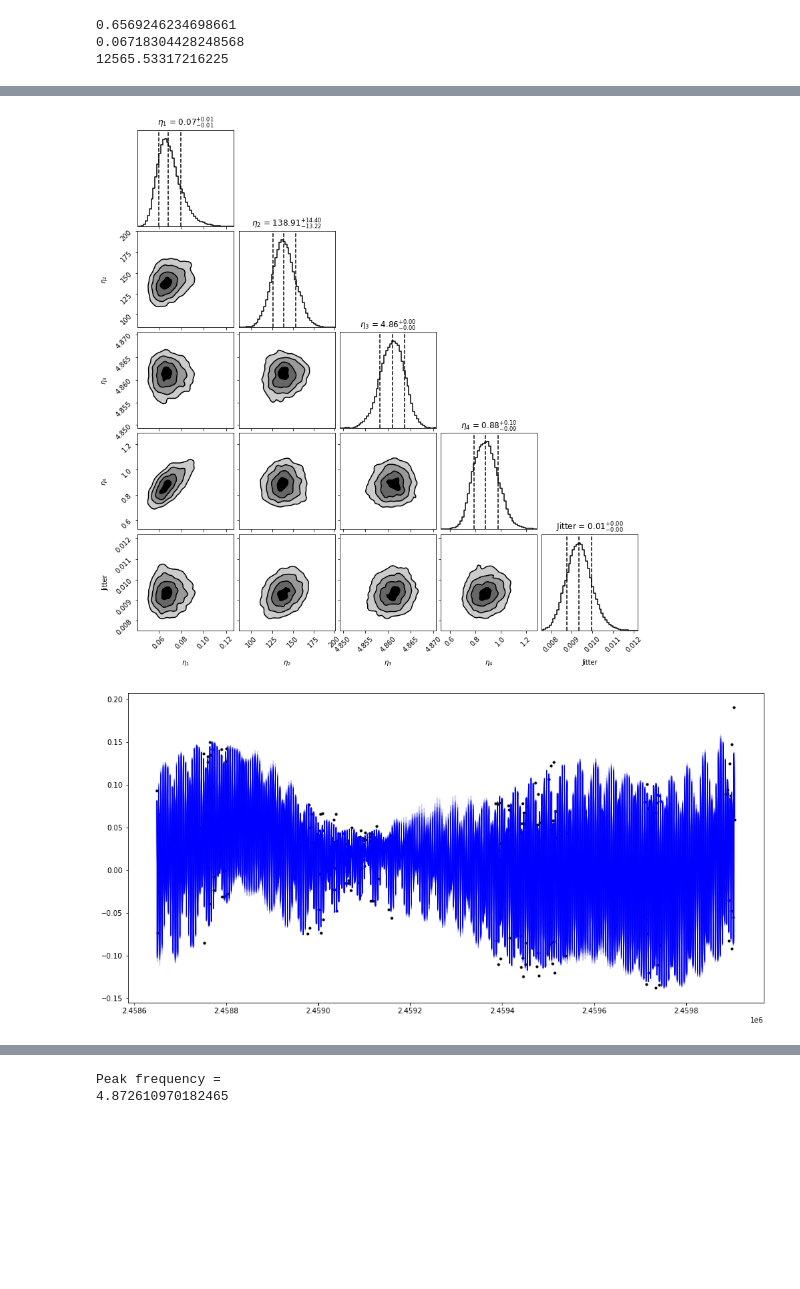
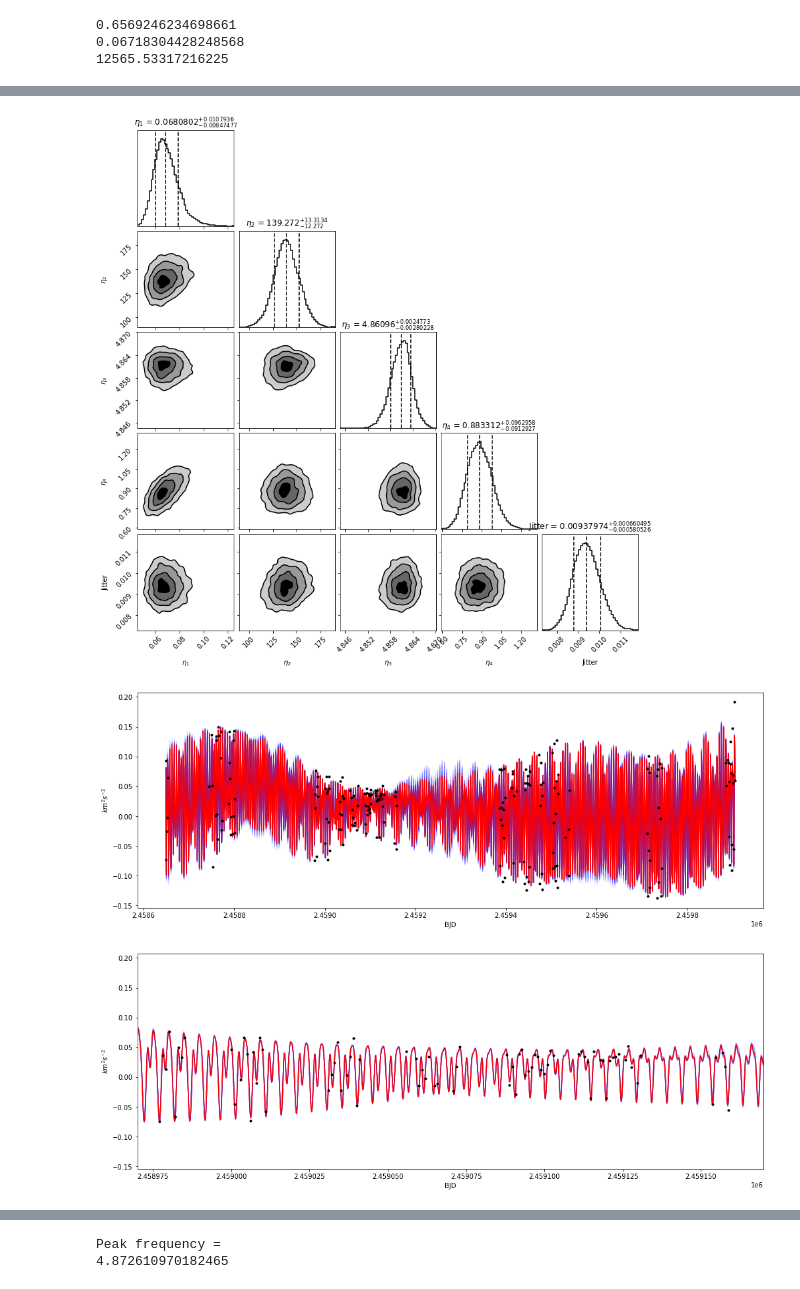
Before and after one commit to Paul-Charpentier/SPCAndie, a Jupyter notebook: GwPCA.ipynb, the cells around one changed output, grey strips where cells are left out. Drawn from its saved outputs; the diff is of its cells as text; code cells hidden in the pictures; blank space fills up the shorter version.

```diff
--- a/GwPCA.ipynb
+++ b/GwPCA.ipynb
@@ -234,12 +250,15 @@ def Display(HyperParam, tplot):
     y_mean, y_std, time = gpOBJ.prediction(kernel,mean,tplot)
     return y_mean
 # %%
-plt.figure(figsize=(16, 8))
-
-plt.plot(times[:-1], eigen2vectors[0],'k.')
+plt.figure(figsize=(17, 6))
 tplot = np.linspace(np.min(times[:-1]), np.max(times[:-1]), 1000)
 
 for s in range(25):
-    plt.plot(tplot, Display(flat_samples[s,:], tplot), 'b', alpha=0.2)
+    plt.plot(tplot, Display(flat_samples[s,:], tplot), 'b', alpha=0.1)
+Hfit = np.median(sampler.flatchain, axis=0)
+plt.plot(tplot, Display(Hfit, tplot), 'r')
+plt.plot(times[:-1], eigen2vectors[0],'k.')
+plt.xlabel('BJD')
+plt.ylabel('$km^2 s^{-2}$')
 plt.show()
 # %% [output]
@@ -246,0 +266,13 @@ plt.show()
+# %%
+plt.figure(figsize=(17, 6))
+tplot = np.linspace(np.min(times[:-1]), np.max(times[:-1]), 10000)
+
+for s in tqdm(range(15)):
+    plt.plot(tplot, Display(flat_samples[s,:], tplot), 'b', alpha=0.1)
+Hfit = np.median(sampler.flatchain, axis=0)
+plt.plot(tplot, Display(Hfit, tplot), 'r')
+plt.plot(times[:-1], eigen2vectors[0],'k.')
+plt.xlim([-30+2459000, 170+2459000])
+plt.xlabel('BJD')
+plt.ylabel('$km^2 s^{-2}$')
+plt.show()
@@ -339,10 +374,10 @@ flat_samples = sampler.get_chain(discard=500, thin=15, flat=True)
 fig = corner.corner(flat_samples,labels=labels, color="k", bins = 50,
                     quantiles=[0.16, 0.5, 0.84], smooth=True, smooth1d=True,
                     show_titles=True, plot_density=True, plot_contours=True,
-                    fill_contours=True, plot_datapoints=False)
+                    fill_contours=True, plot_datapoints=False, title_fmt='g')
 plt.show()
 # %% [output]
-[figure, old version]
+[figure, new version]
 # %%
 def Display(HyperParam, tplot):
     n1,n2,n3,n4, j = HyperParam
@@ -354,14 +389,32 @@ def Display(HyperParam, tplot):
     y_mean, y_std, time = gpOBJ.prediction(kernel,mean,tplot)
     return y_mean
 # %%
-plt.figure(figsize=(16, 8))
-
-plt.plot(times[:-1], eigen2vectors[1],'k.')
+plt.figure(figsize=(17, 6))
 tplot = np.linspace(np.min(times[:-1]), np.max(times[:-1]), 1000)
 
 for s in range(25):
-    plt.plot(tplot, Display(flat_samples[s,:], tplot), 'b', alpha=0.2)
+    plt.plot(tplot, Display(flat_samples[s,:], tplot), 'b', alpha=0.1)
+Hfit = np.median(sampler.flatchain, axis=0)
+plt.plot(tplot, Display(Hfit, tplot), 'r')
+plt.plot(times[:-1], eigen2vectors[1],'k.')
+plt.xlabel('BJD')
+plt.ylabel('$km^2 s^{-2}$')
 plt.show()
 # %% [output]
-[figure, old version]
+[figure, new version]
+# %%
+plt.figure(figsize=(17, 6))
+tplot = np.linspace(np.min(times[:-1]), np.max(times[:-1]), 10000)
+
+for s in tqdm(range(15)):
+    plt.plot(tplot, Display(flat_samples[s,:], tplot), 'b', alpha=0.1)
+Hfit = np.median(sampler.flatchain, axis=0)
+plt.plot(tplot, Display(Hfit, tplot), 'r')
+plt.plot(times[:-1], eigen2vectors[1],'k.')
+plt.xlim([-30+2459000, 170+2459000])
+plt.xlabel('BJD')
+plt.ylabel('$km^2 s^{-2}$')
+plt.show()
+# %% [output]
+[figure, added]
 # %%
```
Also changed, not shown: parts of 49 cells of this notebook.
